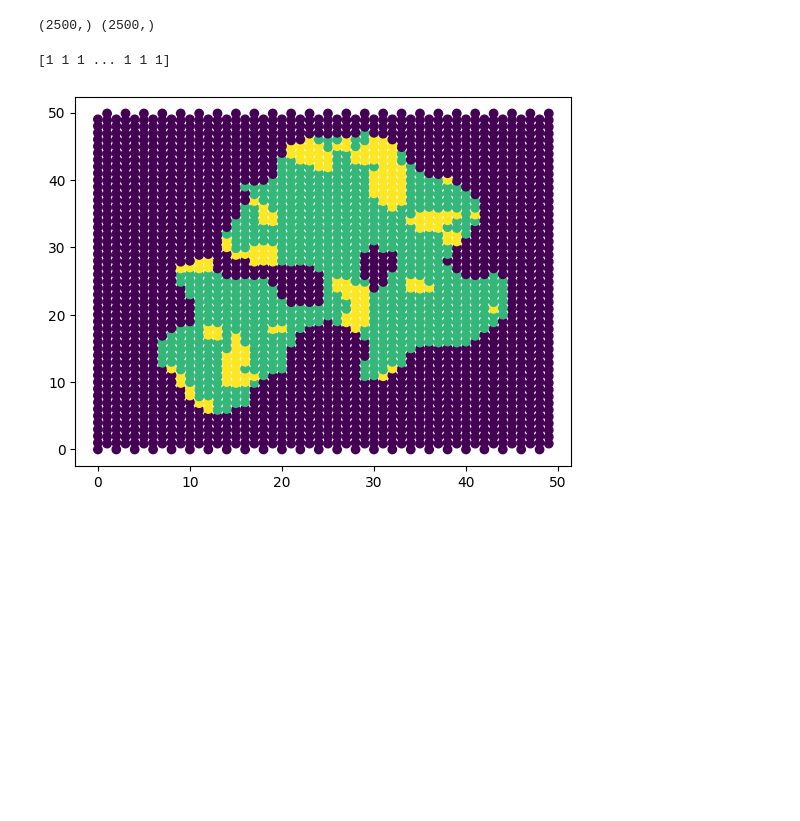
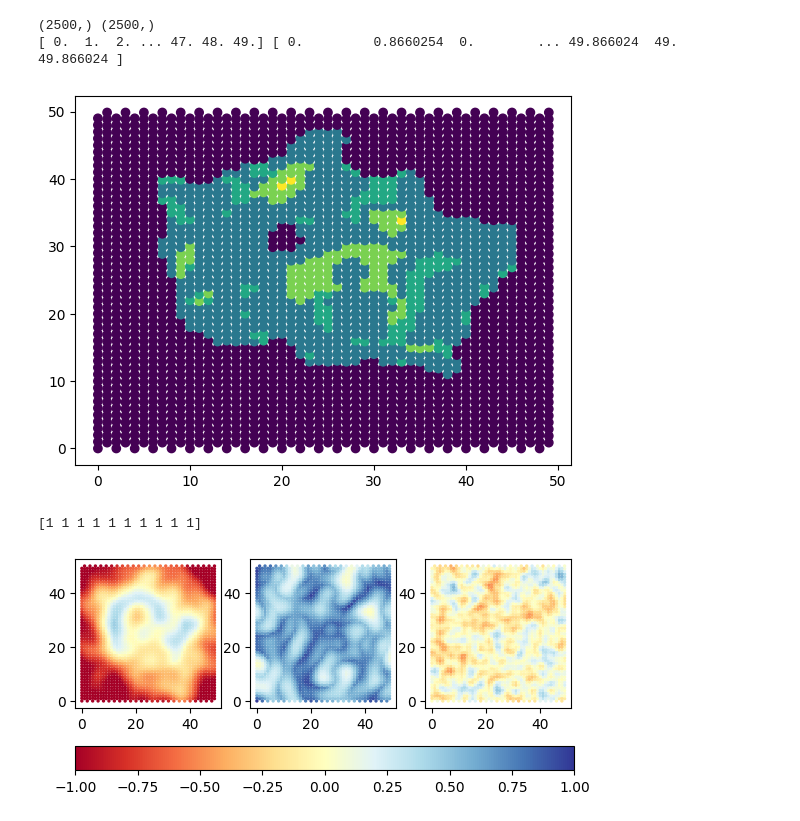
Before and after one commit to zetadin/LogistiX, a Jupyter notebook: deps/terrain_gen/graphical_test_tg.ipynb, the cells around one changed output. Cells and saved outputs as stored; diff of their text form; code cells hidden in the pictures; blank space fills up the shorter version.

Commit message:
terraingen: fixed mountains and percipitation

```diff
--- a/deps/terrain_gen/graphical_test_tg.ipynb
+++ b/deps/terrain_gen/graphical_test_tg.ipynb
@@ -27,23 +27,46 @@ r_x=r_x.flatten()
 r_y=r_y.flatten()
 
 print(r_x.shape, r_y.shape)
-# print(r_x, r_y)
+print(r_x, r_y)
 # %% [output]
 (2500,) (2500,)
+[ 0.  1.  2. ... 47. 48. 49.] [ 0.         0.8660254  0.        ... 49.866024  49.        49.866024 ]
 # %%
 import importlib
 importlib.reload(tg)
 
 gen=tg.Generator()
-gen.setSeed(445)
+gen.setSeed(444)
 gen.setFreq(0.003*512/size)
 
 # Island
 v = gen.getTerrain(r_x, r_y, int(0), float(size), False)
-print(v)
+# print(v)
 
 plt.scatter(r_x, r_y, c=v)
 plt.show()
+
+print(v[:10])
 # %% [output]
+[figure, new version]
-[1 1 1 ... 1 1 1]
+[1 1 1 1 1 1 1 1 1 1]
-[figure, old version]
+# %%
+# Island
+v = gen.getTerrain(r_x, r_y, int(0), float(size), True)
+# print(v)
+
+for i in range(3):
+    plt.subplot(2,3,i+1)
+    plt.gca().set_aspect('equal', 'box')
+    sc = plt.scatter(r_x, r_y, c=v[i], vmin=-1, vmax=1,
+                     s=2, cmap='RdYlBu')
+
+plt.subplot(2,3,5)
+img = plt.imshow(np.array([[-1,1]]), cmap="RdYlBu")
+plt.gca().set_visible(False)
+cax = plt.axes([0.125, 0.42, 0.78, 0.05])
+plt.colorbar(orientation="horizontal", cax=cax)
+
+plt.show()
+# %% [output]
+[figure, added]
```
Also changed, not shown: 1 other file.
